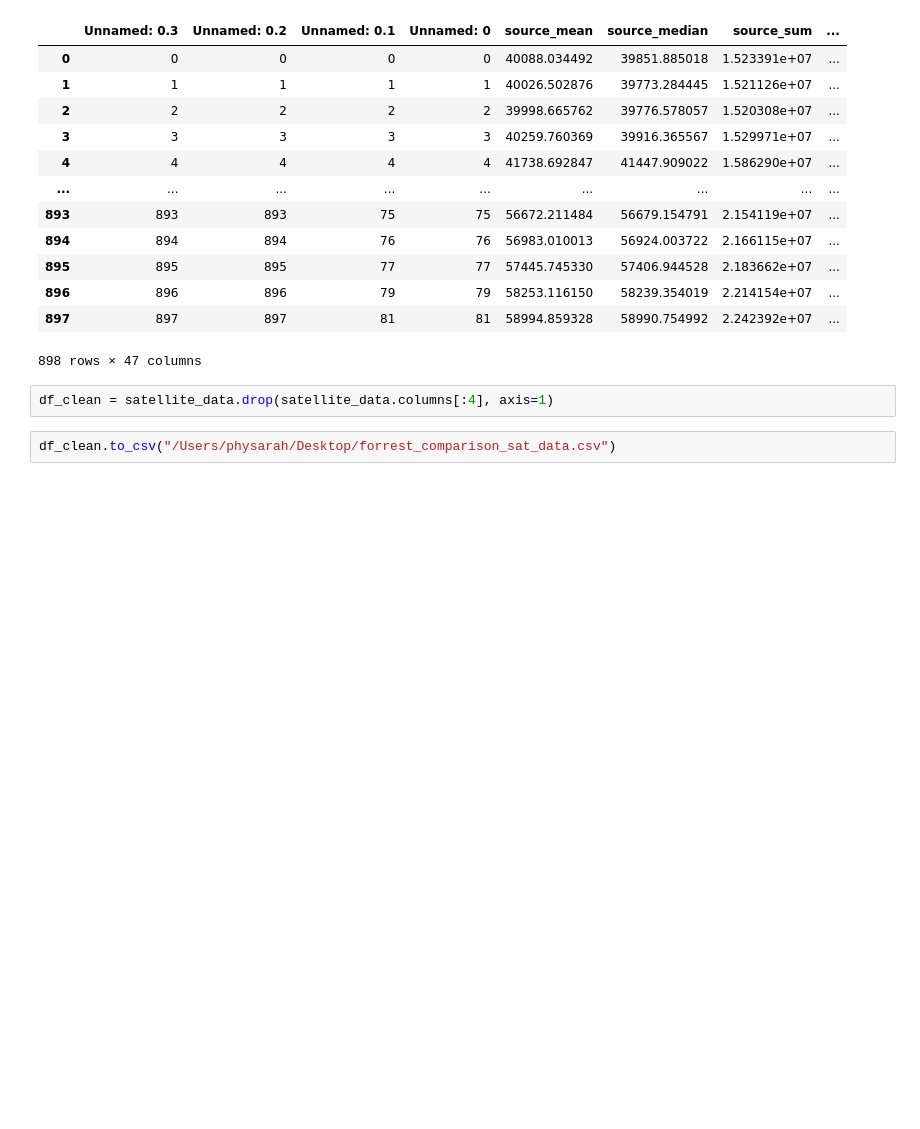
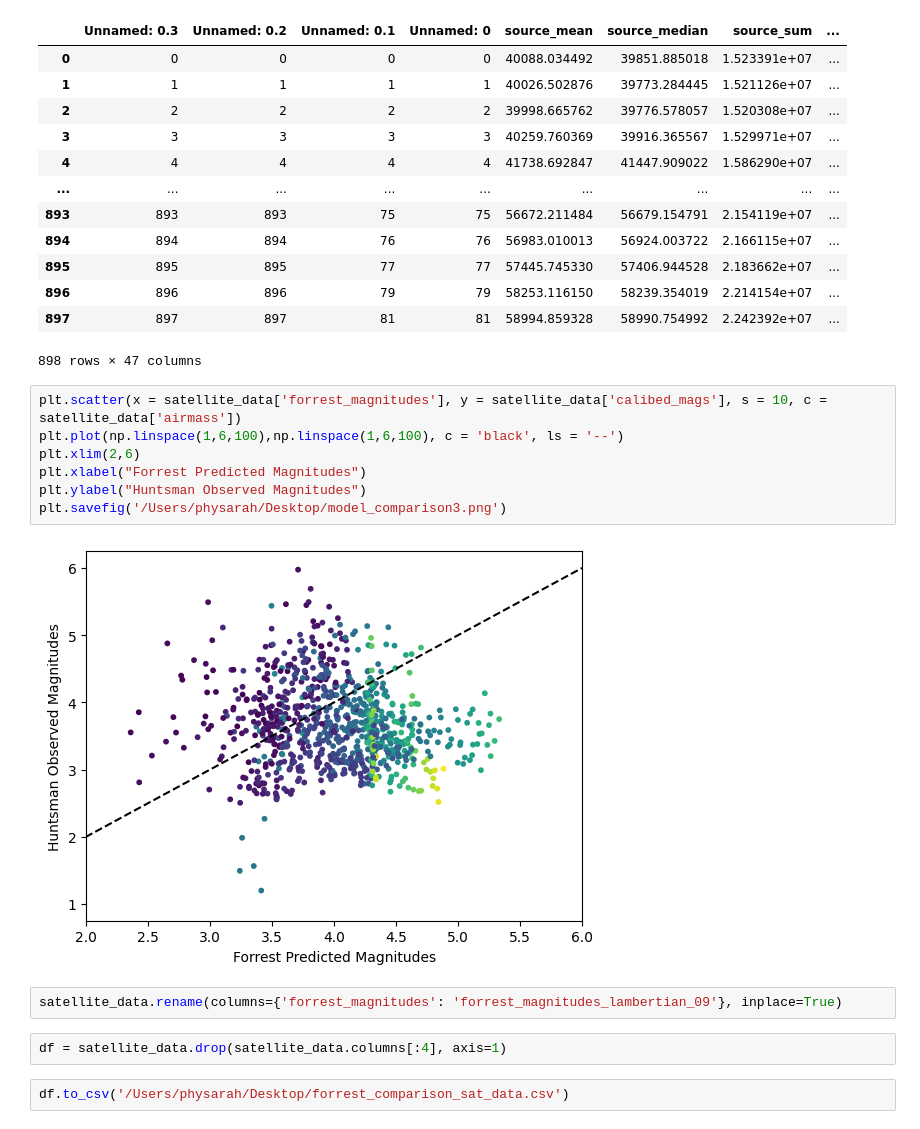
Before and after one commit to Physarah/satellite-optical-brightness, a Jupyter notebook: daytime/pass_prediction/predict_all.ipynb, the cells around one changed output. Saved outputs shown, nothing was run; the diff lists cells and outputs as text; blank space fills up the shorter version.

```diff
--- a/daytime/pass_prediction/predict_all.ipynb
+++ b/daytime/pass_prediction/predict_all.ipynb
@@ -245,6 +245,17 @@ satellite_data
 | 897 | 897 | 897 | 81 | 81 | 58994.859328 | 58990.754992 | 2.242392e+07 | ... |
 898 rows × 47 columns
 # %%
-df_clean = satellite_data.drop(satellite_data.columns[:4], axis=1)
+plt.scatter(x = satellite_data['forrest_magnitudes'], y = satellite_data['calibed_mags'], s = 10, c = satellite_data['airmass'])
+plt.plot(np.linspace(1,6,100),np.linspace(1,6,100), c = 'black', ls = '--')
+plt.xlim(2,6)
+plt.xlabel("Forrest Predicted Magnitudes")
+plt.ylabel("Huntsman Observed Magnitudes")
+plt.savefig('/Users/physarah/Desktop/model_comparison3.png')
+# %% [output]
+[figure, added]
 # %%
-df_clean.to_csv("/Users/physarah/Desktop/forrest_comparison_sat_data.csv")
+satellite_data.rename(columns={'forrest_magnitudes': 'forrest_magnitudes_lambertian_09'}, inplace=True)
+# %%
+df = satellite_data.drop(satellite_data.columns[:4], axis=1)
+# %%
+df.to_csv('/Users/physarah/Desktop/forrest_comparison_sat_data.csv')
```
Also changed, not shown: parts of 3 cells of this notebook, 1 other file.
